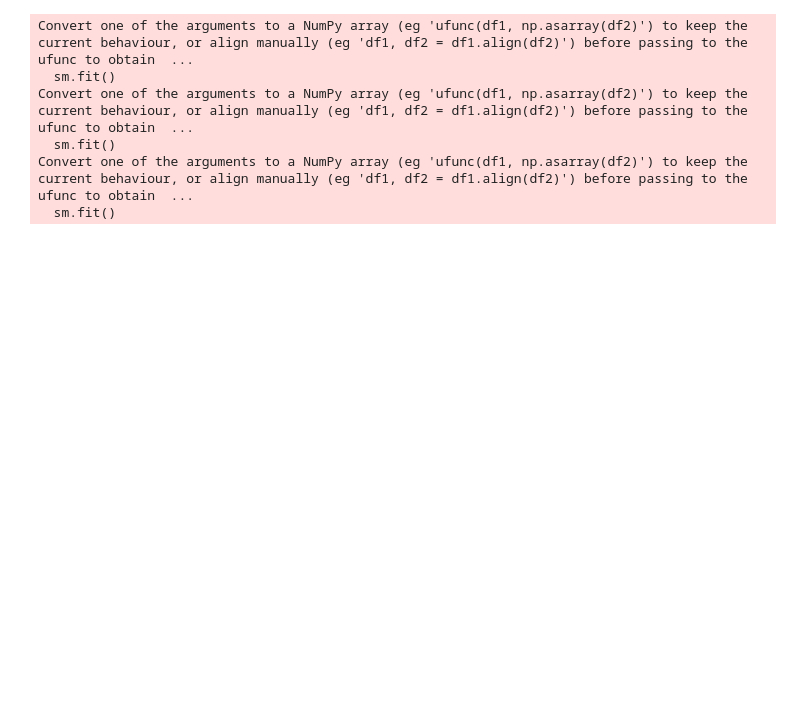
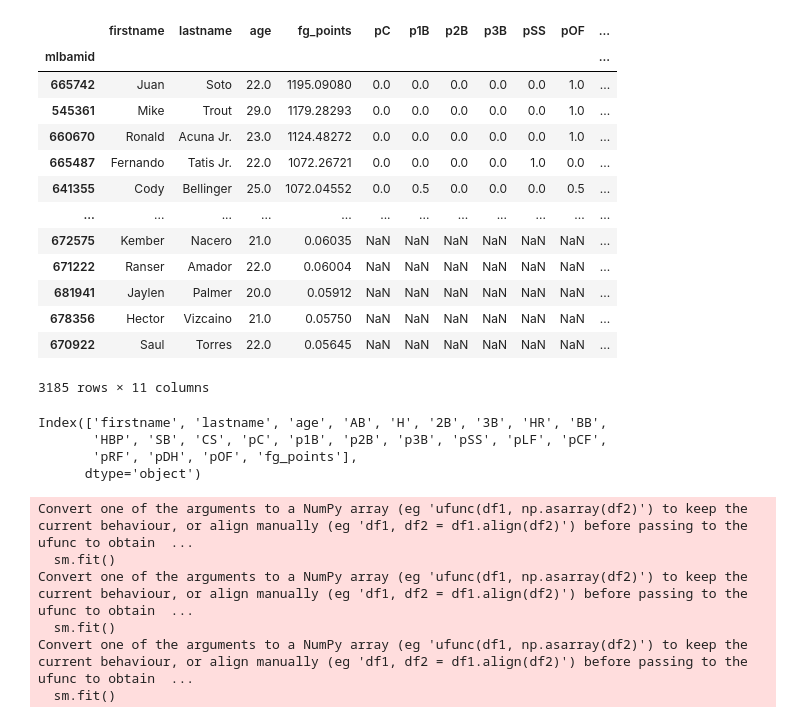
Before and after one commit to brendancooley/moonlight, a Jupyter notebook: _testing/testing.ipynb, the cells around one changed output. Cells and saved outputs as stored; diff of their text form; code cells hidden in the pictures; blank space fills up the shorter version.

```diff
--- a/_testing/testing.ipynb
+++ b/_testing/testing.ipynb
@@ -21,3 +41,29 @@ from moonlight.valuations import ValuationModel, SlopeModel
+# %%
+bpd = BatterProjectionDataset()
+# %%
+bpd.build_dataset()
+# %% [output]
+|  | firstname | lastname | age | fg_points | pC | p1B | p2B | p3B | pSS | pOF | ... |
+| mlbamid |  |  |  |  |  |  |  |  |  |  | ... |
+| 665742 | Juan | Soto | 22.0 | 1195.09080 | 0.0 | 0.0 | 0.0 | 0.0 | 0.0 | 1.0 | ... |
+| 545361 | Mike | Trout | 29.0 | 1179.28293 | 0.0 | 0.0 | 0.0 | 0.0 | 0.0 | 1.0 | ... |
+| 660670 | Ronald | Acuna Jr. | 23.0 | 1124.48272 | 0.0 | 0.0 | 0.0 | 0.0 | 0.0 | 1.0 | ... |
+| 665487 | Fernando | Tatis Jr. | 22.0 | 1072.26721 | 0.0 | 0.0 | 0.0 | 0.0 | 1.0 | 0.0 | ... |
+| 641355 | Cody | Bellinger | 25.0 | 1072.04552 | 0.0 | 0.5 | 0.0 | 0.0 | 0.0 | 0.5 | ... |
+| ... | ... | ... | ... | ... | ... | ... | ... | ... | ... | ... | ... |
+| 672575 | Kember | Nacero | 21.0 | 0.06035 | NaN | NaN | NaN | NaN | NaN | NaN | ... |
+| 671222 | Ranser | Amador | 22.0 | 0.06004 | NaN | NaN | NaN | NaN | NaN | NaN | ... |
+| 681941 | Jaylen | Palmer | 20.0 | 0.05912 | NaN | NaN | NaN | NaN | NaN | NaN | ... |
+| 678356 | Hector | Vizcaino | 21.0 | 0.05750 | NaN | NaN | NaN | NaN | NaN | NaN | ... |
+| 670922 | Saul | Torres | 22.0 | 0.05645 | NaN | NaN | NaN | NaN | NaN | NaN | ... |
+3185 rows × 11 columns
+# %%
+bpd.df.columns
+# %% [output]
+Index(['firstname', 'lastname', 'age', 'AB', 'H', '2B', '3B', 'HR', 'BB',
+       'HBP', 'SB', 'CS', 'pC', 'p1B', 'p2B', 'p3B', 'pSS', 'pLF', 'pCF',
+       'pRF', 'pDH', 'pOF', 'fg_points'],
+      dtype='object')
 # %%
 vm = ValuationModel()
 # vm._get_standard_leagues()
```
Also changed, not shown: parts of 5 cells of this notebook, 6 other files.
